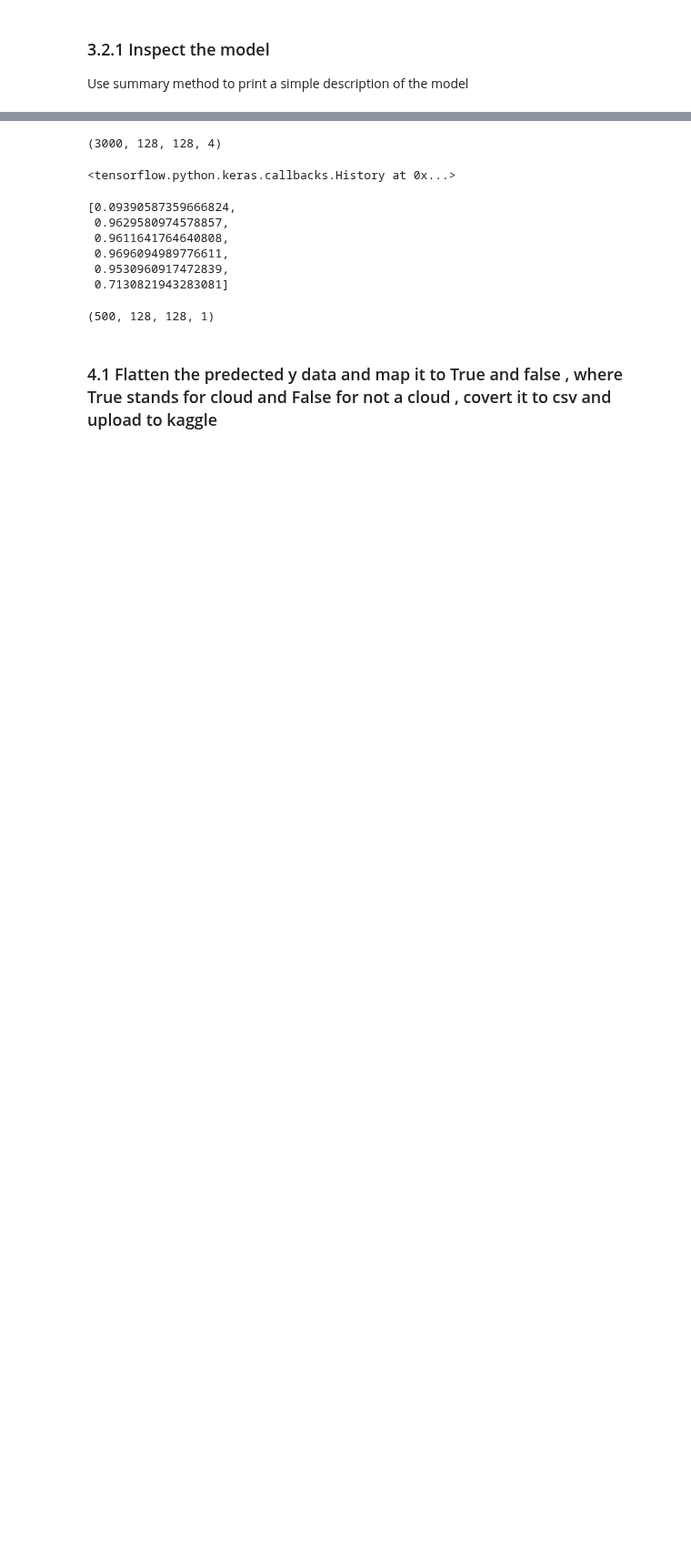
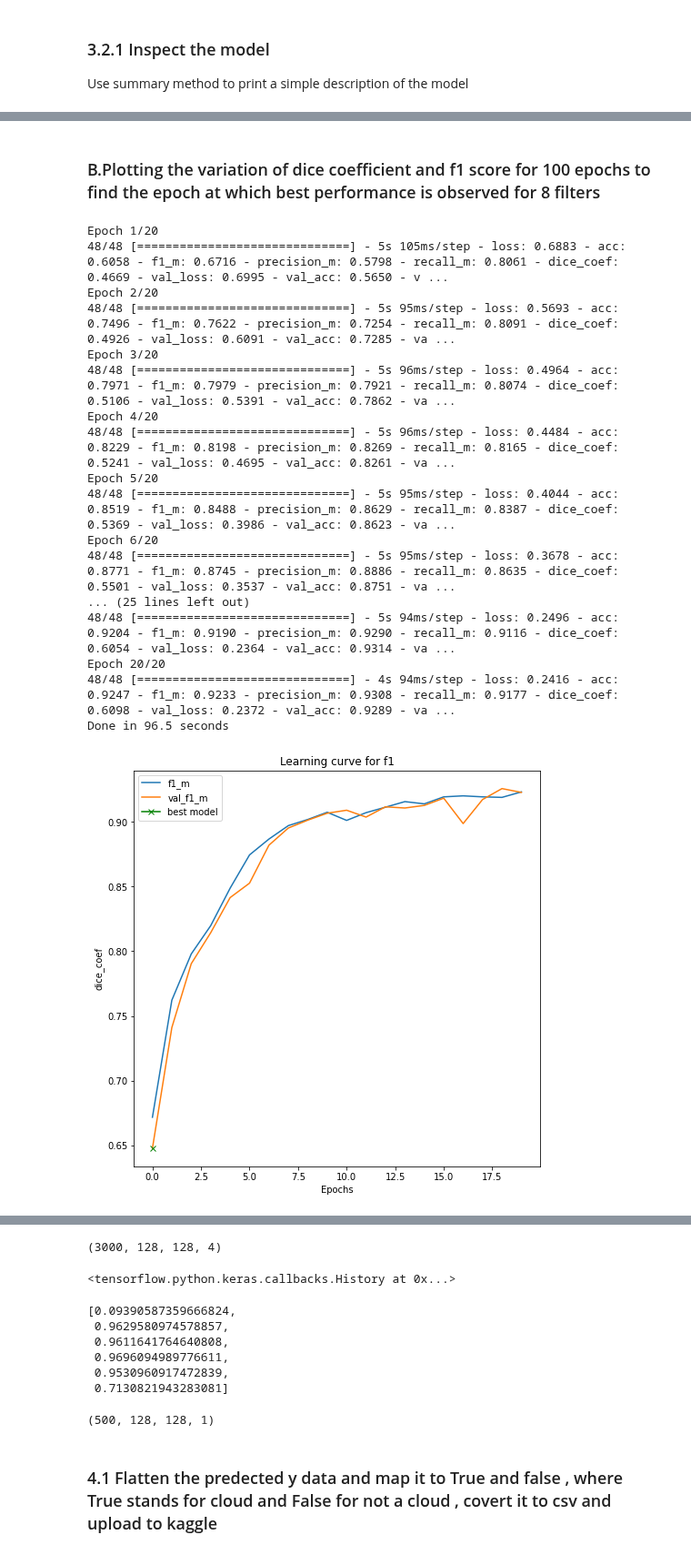
Before and after one commit to anderhos/Applied-Machine-Learning, a Jupyter notebook: cnn_segmentation.ipynb, the cells around one changed output, grey strips where cells are left out. Shown at 91% size. Saved outputs shown, nothing was run; the diff lists cells and outputs as text; code cells hidden in the pictures; blank space fills up the shorter version.

```diff
--- a/cnn_segmentation.ipynb
+++ b/cnn_segmentation.ipynb
@@ -328,0 +426,47 @@ After training our model, we observe that the validation data generalises the tr
+# %% [markdown]
+### B.Plotting the variation of dice coefficient and f1 score for 100 epochs to find the epoch at which best performance is observed for 8 filters
+# %%
+input_img = Input(shape=(128,128,4))
+model8 = get_unet(input_img, n_filters = 8, dropout = 0, batchnorm = True, n_classes = 1)
+
+# compile the model
+model8.compile(optimizer=tf.keras.optimizers.Adam(
+    learning_rate=0.0001, beta_1=0.9, beta_2=0.999, epsilon=1e-07, amsgrad=False,
+    name='Adamax'), loss='binary_crossentropy', metrics=['acc',f1_m,precision_m, recall_m,dice_coef])
+
+import time
+tic = time.time()
+results = model8.fit(X_train_centered, y_train, batch_size=50, epochs=20,validation_data=(X_valid_centered, y_valid))
+loss, accuracy, f1_score, precision, recall,dice_coef = model8.evaluate(X_valid_centered, y_valid, verbose=0)
+
+toc = time.time()
+
+print(f"Done in {(toc - tic):.1f} seconds")
+
+plt.figure(figsize=(8, 8))
+plt.title("Learning curve for f1")
+plt.plot(results.history["f1_m"], label="f1_m")
+plt.plot(results.history["val_f1_m"], label="val_f1_m")
+plt.plot( np.argmin(results.history["val_f1_m"]), np.min(results.history["val_f1_m"]), marker="x", color="g", label="best model")
+plt.xlabel("Epochs")
+plt.ylabel("dice_coef")
+plt.legend();
+# %% [output]
+Epoch 1/20
+48/48 [==============================] - 5s 105ms/step - loss: 0.6883 - acc: 0.6058 - f1_m: 0.6716 - precision_m: 0.5798 - recall_m: 0.8061 - dice_coef: 0.4669 - val_loss: 0.6995 - val_acc: 0.5650 - v ...
+Epoch 2/20
+48/48 [==============================] - 5s 95ms/step - loss: 0.5693 - acc: 0.7496 - f1_m: 0.7622 - precision_m: 0.7254 - recall_m: 0.8091 - dice_coef: 0.4926 - val_loss: 0.6091 - val_acc: 0.7285 - va ...
+Epoch 3/20
+48/48 [==============================] - 5s 96ms/step - loss: 0.4964 - acc: 0.7971 - f1_m: 0.7979 - precision_m: 0.7921 - recall_m: 0.8074 - dice_coef: 0.5106 - val_loss: 0.5391 - val_acc: 0.7862 - va ...
+Epoch 4/20
+48/48 [==============================] - 5s 96ms/step - loss: 0.4484 - acc: 0.8229 - f1_m: 0.8198 - precision_m: 0.8269 - recall_m: 0.8165 - dice_coef: 0.5241 - val_loss: 0.4695 - val_acc: 0.8261 - va ...
+Epoch 5/20
+48/48 [==============================] - 5s 95ms/step - loss: 0.4044 - acc: 0.8519 - f1_m: 0.8488 - precision_m: 0.8629 - recall_m: 0.8387 - dice_coef: 0.5369 - val_loss: 0.3986 - val_acc: 0.8623 - va ...
+Epoch 6/20
+48/48 [==============================] - 5s 95ms/step - loss: 0.3678 - acc: 0.8771 - f1_m: 0.8745 - precision_m: 0.8886 - recall_m: 0.8635 - dice_coef: 0.5501 - val_loss: 0.3537 - val_acc: 0.8751 - va ...
+... (25 lines left out)
+48/48 [==============================] - 5s 94ms/step - loss: 0.2496 - acc: 0.9204 - f1_m: 0.9190 - precision_m: 0.9290 - recall_m: 0.9116 - dice_coef: 0.6054 - val_loss: 0.2364 - val_acc: 0.9314 - va ...
+Epoch 20/20
+48/48 [==============================] - 4s 94ms/step - loss: 0.2416 - acc: 0.9247 - f1_m: 0.9233 - precision_m: 0.9308 - recall_m: 0.9177 - dice_coef: 0.6098 - val_loss: 0.2372 - val_acc: 0.9289 - va ...
+Done in 96.5 seconds
+[figure, added]
```
Also changed, not shown: parts of 40 cells of this notebook.
